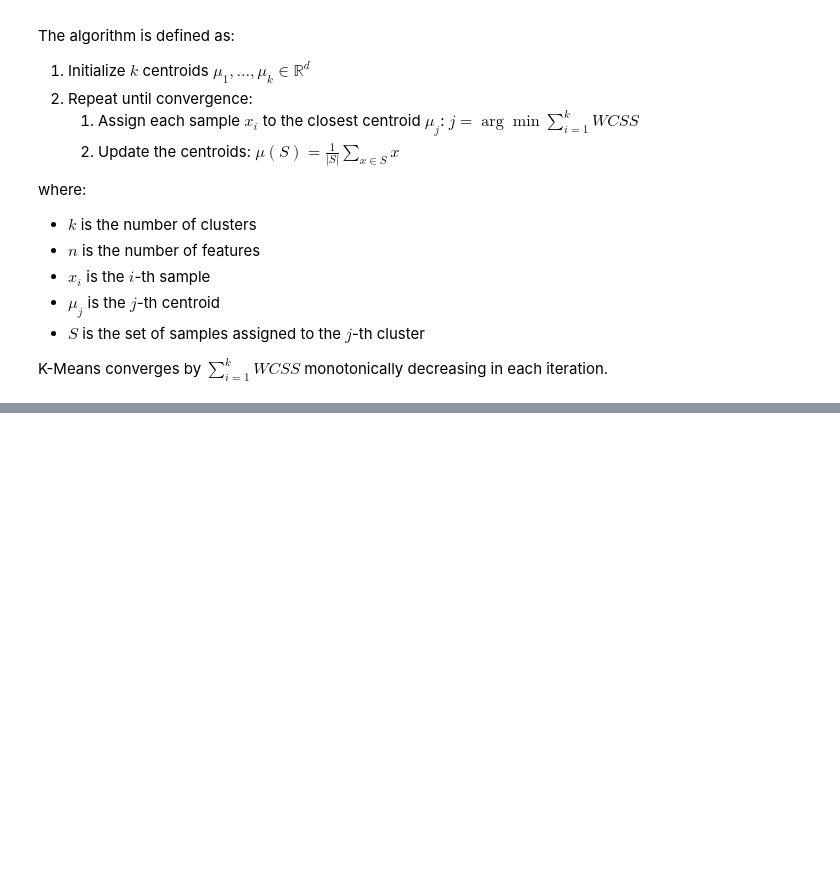
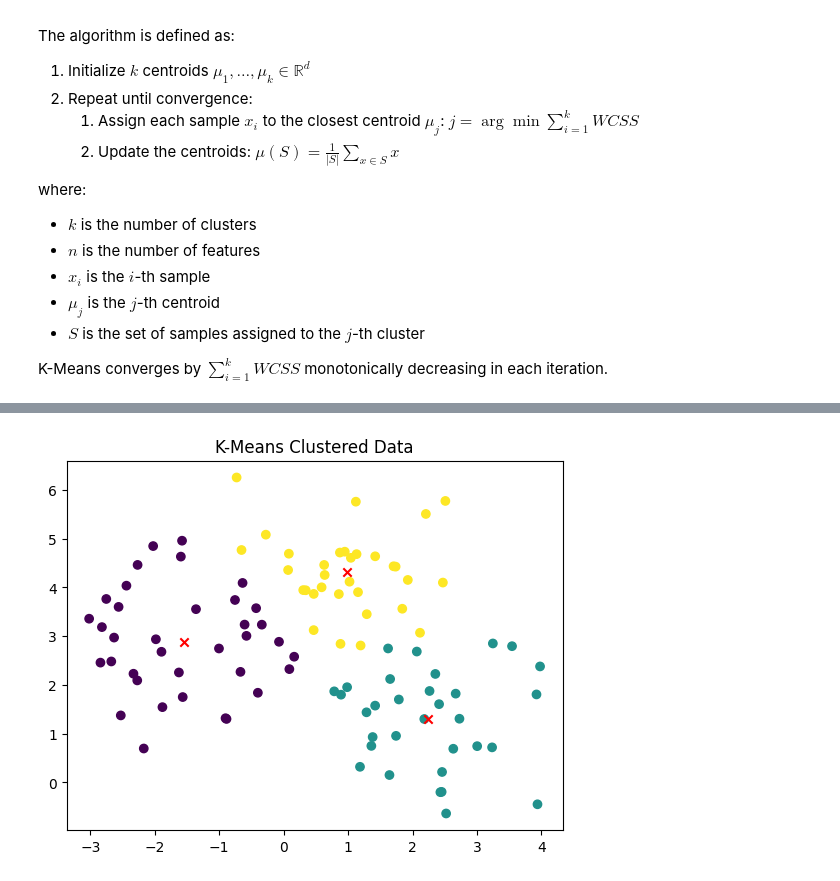
Before and after one commit to punitarani/MAT-494, a Jupyter notebook: 3.5-6 K-Means and SVM.ipynb, the cells around one changed output, grey strips where cells are left out. Drawn from its saved outputs; the diff is of its cells as text; code cells hidden in the pictures; blank space fills up the shorter version.

```diff
--- a/3.5-6 K-Means and SVM.ipynb
+++ b/3.5-6 K-Means and SVM.ipynb
@@ -29,0 +88,10 @@ K-Means converges by $\sum_{i=1}^{k}{WCSS}$ monotonically decreasing in each ite
+# %%
+clusters, centroids = k_means(X, 3, 10)
+
+plt.figure()
+plt.scatter(X[:, 0], X[:, 1], c=clusters)
+plt.scatter(centroids[:, 0], centroids[:, 1], marker='x', c='r')
+plt.title("K-Means Clustered Data")
+plt.show()
+# %% [output]
+[figure, added]
```
Also changed, not shown: parts of 4 cells of this notebook.
